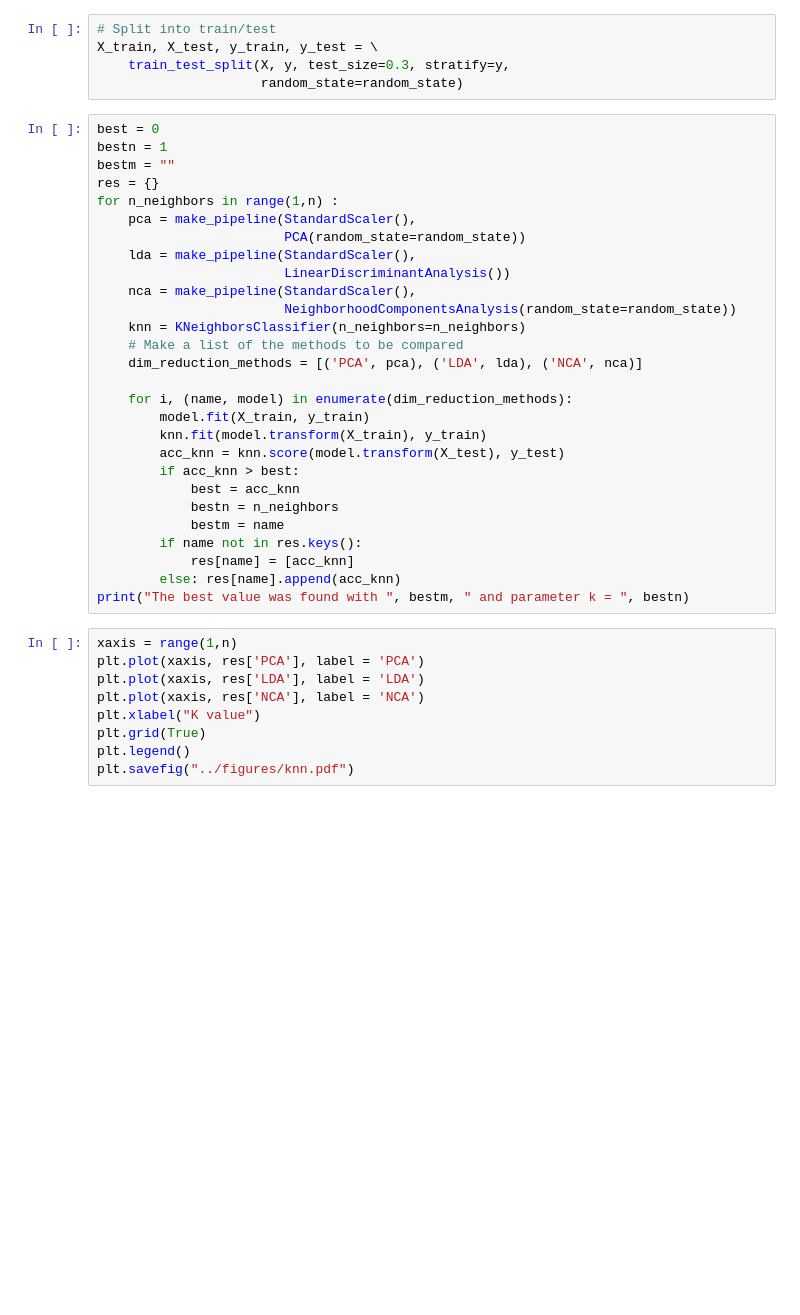
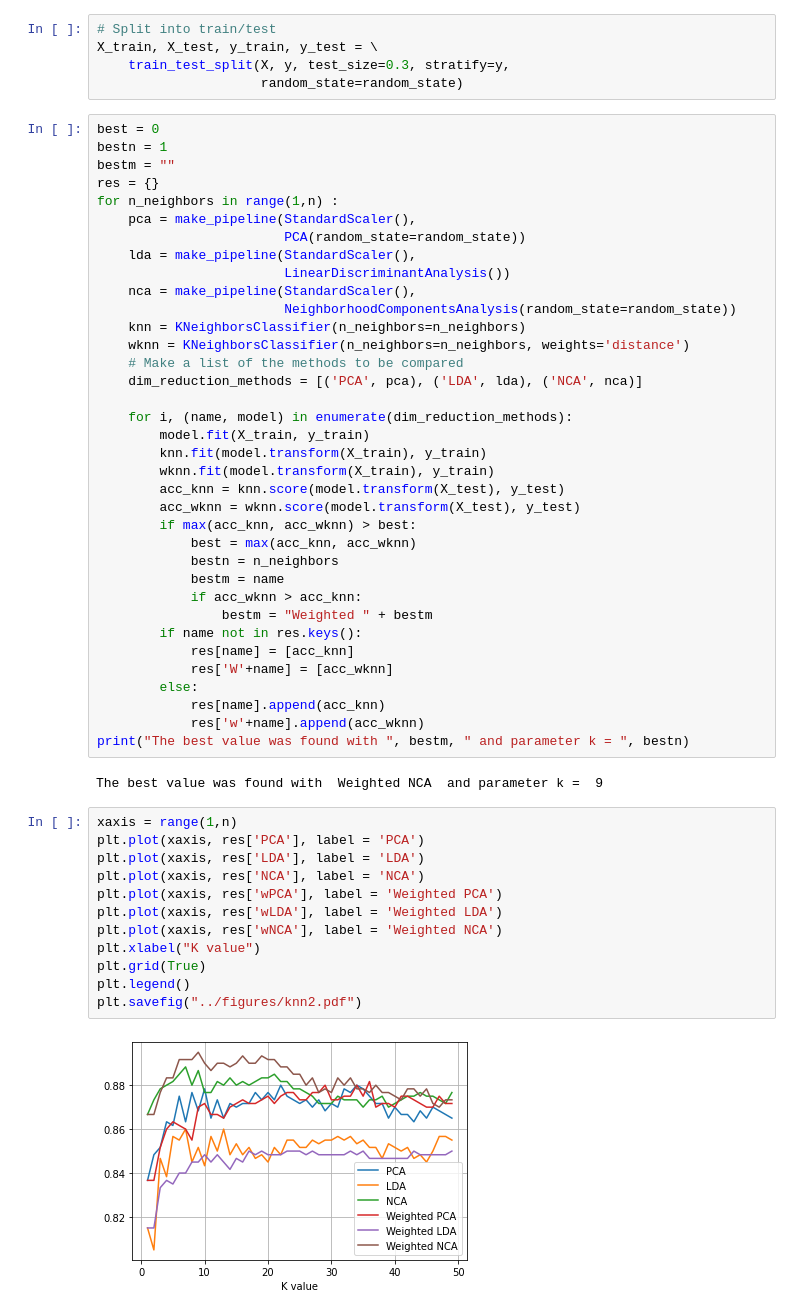
Before and after one commit to Leixb/UPC-MD_nasa, a Jupyter notebook: scripts/03bis-knn.ipynb, the cells around one changed output. Cells and saved outputs as stored; diff of their text form; blank space fills up the shorter version.

```diff
--- a/scripts/03bis-knn.ipynb
+++ b/scripts/03bis-knn.ipynb
@@ -36,27 +44,42 @@ for n_neighbors in range(1,n) :
     nca = make_pipeline(StandardScaler(),
                         NeighborhoodComponentsAnalysis(random_state=random_state))
     knn = KNeighborsClassifier(n_neighbors=n_neighbors)
+    wknn = KNeighborsClassifier(n_neighbors=n_neighbors, weights='distance')
     # Make a list of the methods to be compared
     dim_reduction_methods = [('PCA', pca), ('LDA', lda), ('NCA', nca)]
 
     for i, (name, model) in enumerate(dim_reduction_methods):
         model.fit(X_train, y_train)
         knn.fit(model.transform(X_train), y_train)
+        wknn.fit(model.transform(X_train), y_train)
         acc_knn = knn.score(model.transform(X_test), y_test)
-        if acc_knn > best:
-            best = acc_knn
+        acc_wknn = wknn.score(model.transform(X_test), y_test)
+        if max(acc_knn, acc_wknn) > best:
+            best = max(acc_knn, acc_wknn)
             bestn = n_neighbors
             bestm = name
+            if acc_wknn > acc_knn:
+                bestm = "Weighted " + bestm
         if name not in res.keys():
             res[name] = [acc_knn]
-        else: res[name].append(acc_knn)
+            res['W'+name] = [acc_wknn]
+        else:
+            res[name].append(acc_knn)
+            res['w'+name].append(acc_wknn)
 print("The best value was found with ", bestm, " and parameter k = ", bestn)
+# %% [output]
+The best value was found with  Weighted NCA  and parameter k =  9
 # %%
 xaxis = range(1,n)
 plt.plot(xaxis, res['PCA'], label = 'PCA')
 plt.plot(xaxis, res['LDA'], label = 'LDA')
 plt.plot(xaxis, res['NCA'], label = 'NCA')
+plt.plot(xaxis, res['wPCA'], label = 'Weighted PCA')
+plt.plot(xaxis, res['wLDA'], label = 'Weighted LDA')
+plt.plot(xaxis, res['wNCA'], label = 'Weighted NCA')
 plt.xlabel("K value")
 plt.grid(True)
 plt.legend()
-plt.savefig("../figures/knn.pdf")
+plt.savefig("../figures/knn2.pdf")
+# %% [output]
+[figure, added]
```
Also changed, not shown: parts of 1 cell of this notebook, 1 other file.
